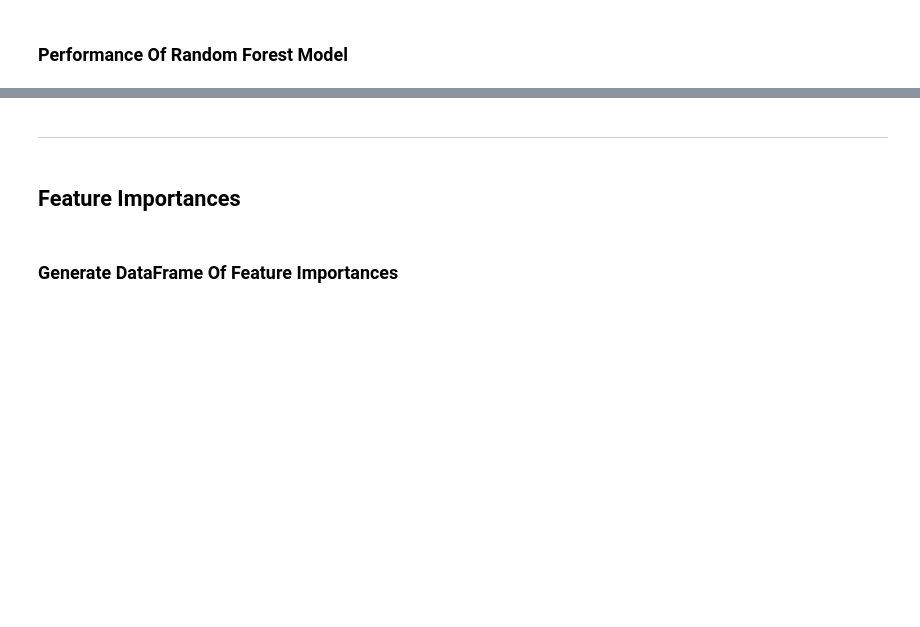
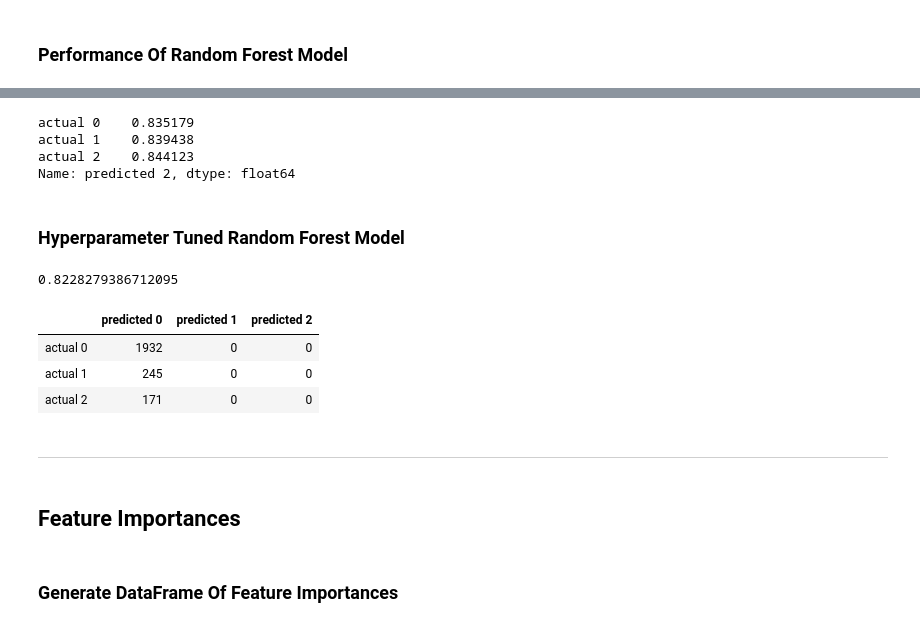
Before and after one commit to alexwcheng/fintech-retweetability, a Jupyter notebook: Jupyter_Notebooks/Twitter Modeling.ipynb, the cells around one changed output, grey strips where cells are left out. Cells and saved outputs as stored; diff of their text form; code cells hidden in the pictures; blank space fills up the shorter version.

```diff
--- a/Jupyter_Notebooks/Twitter Modeling.ipynb
+++ b/Jupyter_Notebooks/Twitter Modeling.ipynb
@@ -79,0 +207,17 @@ clf.score(X_train, y_train)
+# %%
+# Create the parameter grid based on the results of random search
+param_grid = {
+    'bootstrap': [True],
+    'max_depth': [2, 4, 6], #don't want max_depth to be more than 10...prone to overfitting.
+    'max_features': [2, 4, 6],
+    'min_samples_leaf': [2, 4],
+    'min_samples_split': [2, 4],
+    'n_estimators': [100, 200, 300, 1000]
+}
+# Create a based model
+clf = RandomForestClassifier()
+# Instantiate the grid search model
+grid_search = GridSearchCV(estimator = clf, param_grid = param_grid, cv = 3, verbose = 2)
+# %%
+# Fit the grid search to the data
+grid_search.fit(X_train, y_train)
@@ -80,3 +307,29 @@ clf.score(X_train, y_train)
+# %%
+## accuracy
+(conf_matrix['predicted 0'][0] + conf_matrix['predicted 1'][1] + conf_matrix['predicted 2']) / len(predictions)
+# %% [output]
+actual 0    0.835179
+actual 1    0.839438
+actual 2    0.844123
+Name: predicted 2, dtype: float64
+# %% [markdown]
+### Hyperparameter Tuned Random Forest Model
+# %%
+tuned_model = grid_search.best_estimator_
+tuned_model.score(X_test, y_test)
+# %% [output]
+0.8228279386712095
+# %%
+tuned_predictions = tuned_model.predict(X_test)
+# %%
+tuned_conf_matrix = pd.DataFrame(confusion_matrix(y_test, tuned_predictions), index = ['actual 0', 'actual 1', 'actual 2'],
+             columns = ['predicted 0', 'predicted 1', 'predicted 2'])
+tuned_conf_matrix
+# %% [output]
+|  | predicted 0 | predicted 1 | predicted 2 |
+| actual 0 | 1932 | 0 | 0 |
+| actual 1 | 245 | 0 | 0 |
+| actual 2 | 171 | 0 | 0 |
 # %% [markdown]
 ___
 # %% [markdown]
```
Also changed, not shown: parts of 64 cells of this notebook, 2 other files.
